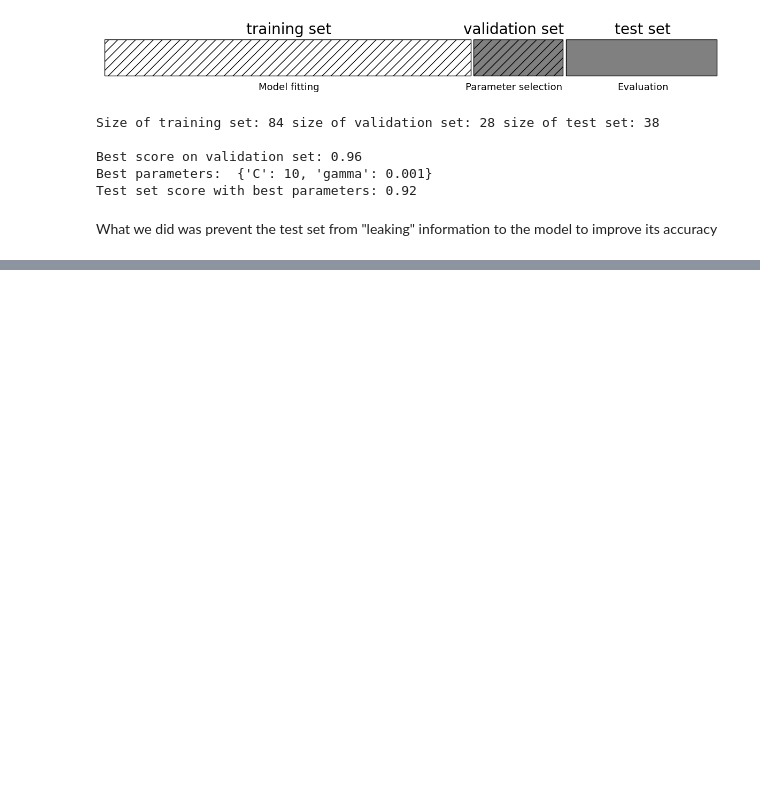
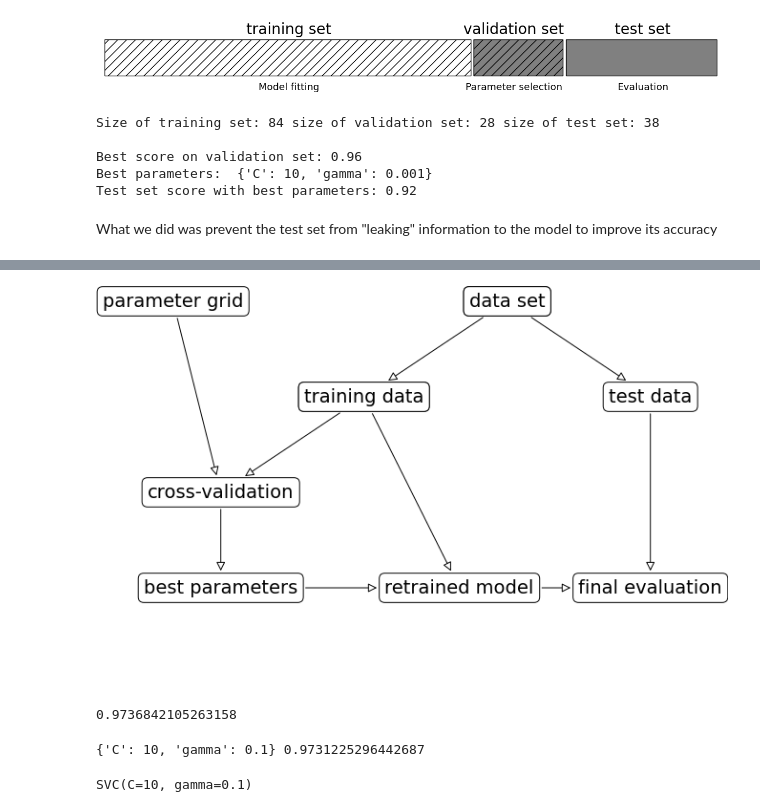
Before and after one commit to Giov12/intro.to.ml, a Jupyter notebook: chapter5.ipynb, the cells around one changed output, grey strips where cells are left out. Cells and saved outputs as stored; diff of their text form; code cells hidden in the pictures; blank space fills up the shorter version.

```diff
--- a/chapter5.ipynb
+++ b/chapter5.ipynb
@@ -328,0 +337,40 @@ svm.fit(X_trainval, y_trainval)
+# %%
+# illustrate what we did above
+mglearn.plots.plot_grid_search_overview()
+# %% [output]
+[figure, added]
+# %%
+# using the grid search utility
+from sklearn.model_selection import GridSearchCV
+
+#
+# construct a dict
+# of parameter -> list of values
+#
+param_grid  = {'C': [0.001, 0.01, 0.1, 1, 10, 100],
+               'gamma': [0.001, 0.01, 0.1, 1, 10, 100]}
+
+grid_search = GridSearchCV(SVC(), param_grid=param_grid, cv=5)
+
+xtrain, xtest, ytrain, ytest = train_test_split(iris.data, iris.target, random_state=0)
+
+# it will run cross validation of 5 splits
+grid_search.fit(xtrain, ytrain)
+
+# will end up fitting with the best model
+grid_search.score(xtest, ytest)
+
+
+# this is better because we DID NOT use the test set to just the model
+# %% [output]
+0.9736842105263158
+# %%
+# access the best models parameters
+print(grid_search.best_params_, grid_search.best_score_)
+# %% [output]
+{'C': 10, 'gamma': 0.1} 0.9731225296442687
+# %%
+# look at the coefficients
+print(grid_search.best_estimator_)
+# %% [output]
+SVC(C=10, gamma=0.1)
```
Also changed, not shown: parts of 10 cells of this notebook.
